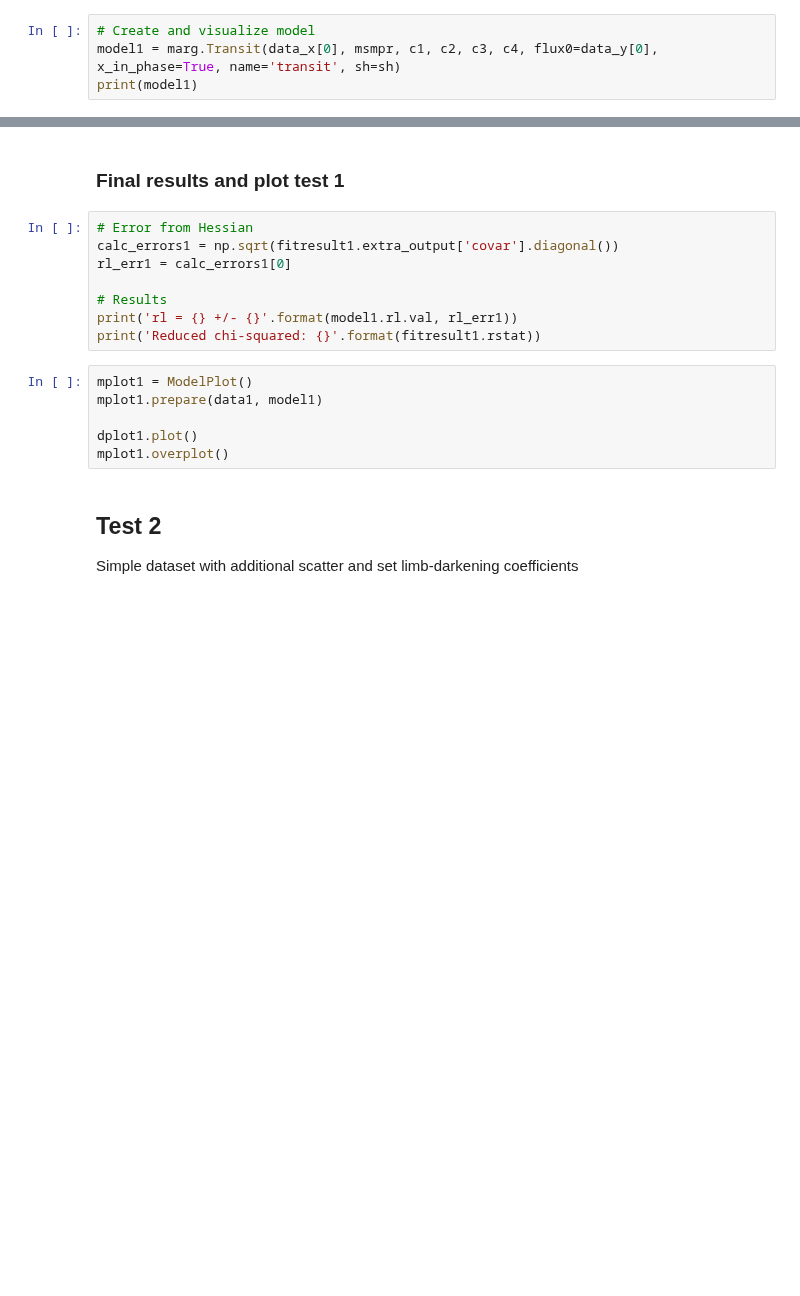
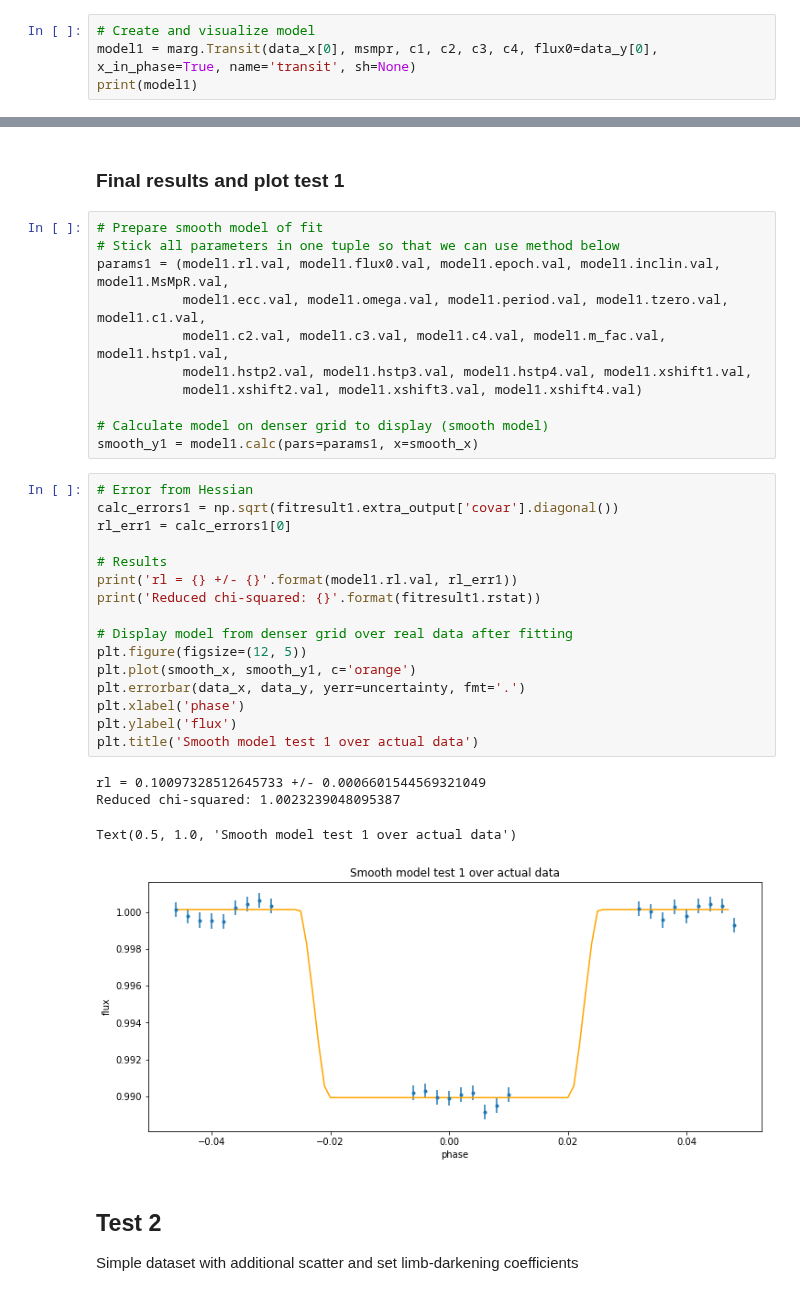
Before and after one commit to Exo-TiC/ExoTiC-ISM, a Jupyter notebook: notebooks/Simple transit model in Sherpa.ipynb, the cells around one changed output, grey strips where cells are left out. Cells and saved outputs as stored; diff of their text form; blank space fills up the shorter version.

```diff
--- a/notebooks/Simple transit model in Sherpa.ipynb
+++ b/notebooks/Simple transit model in Sherpa.ipynb
@@ -168,4 +298,4 @@ dplot1.plot()
 # %%
 # Create and visualize model
-model1 = marg.Transit(data_x[0], msmpr, c1, c2, c3, c4, flux0=data_y[0], x_in_phase=True, name='transit', sh=sh)
+model1 = marg.Transit(data_x[0], msmpr, c1, c2, c3, c4, flux0=data_y[0], x_in_phase=True, name='transit', sh=None)
 print(model1)
@@ -207,19 +398,37 @@ print(fitresult1)
 # %% [markdown]
 ### Final results and plot test 1
+# %%
+# Prepare smooth model of fit
+# Stick all parameters in one tuple so that we can use method below
+params1 = (model1.rl.val, model1.flux0.val, model1.epoch.val, model1.inclin.val, model1.MsMpR.val,
+           model1.ecc.val, model1.omega.val, model1.period.val, model1.tzero.val, model1.c1.val,
+           model1.c2.val, model1.c3.val, model1.c4.val, model1.m_fac.val, model1.hstp1.val,
+           model1.hstp2.val, model1.hstp3.val, model1.hstp4.val, model1.xshift1.val,
+           model1.xshift2.val, model1.xshift3.val, model1.xshift4.val)
+
+# Calculate model on denser grid to display (smooth model)
+smooth_y1 = model1.calc(pars=params1, x=smooth_x)
 # %%
 # Error from Hessian
 calc_errors1 = np.sqrt(fitresult1.extra_output['covar'].diagonal())
 rl_err1 = calc_errors1[0]
 
 # Results
 print('rl = {} +/- {}'.format(model1.rl.val, rl_err1))
 print('Reduced chi-squared: {}'.format(fitresult1.rstat))
+
+# Display model from denser grid over real data after fitting
+plt.figure(figsize=(12, 5))
+plt.plot(smooth_x, smooth_y1, c='orange')
+plt.errorbar(data_x, data_y, yerr=uncertainty, fmt='.')
+plt.xlabel('phase')
+plt.ylabel('flux')
+plt.title('Smooth model test 1 over actual data')
+# %% [output]
+rl = 0.10097328512645733 +/- 0.0006601544569321049
+Reduced chi-squared: 1.0023239048095387
+Text(0.5, 1.0, 'Smooth model test 1 over actual data')
+[figure, added]
-# %%
-mplot1 = ModelPlot()
-mplot1.prepare(data1, model1)
-
-dplot1.plot()
-mplot1.overplot()
 # %% [markdown]
 ## Test 2
 
```
Also changed, not shown: parts of 46 cells of this notebook, 1 other file.
